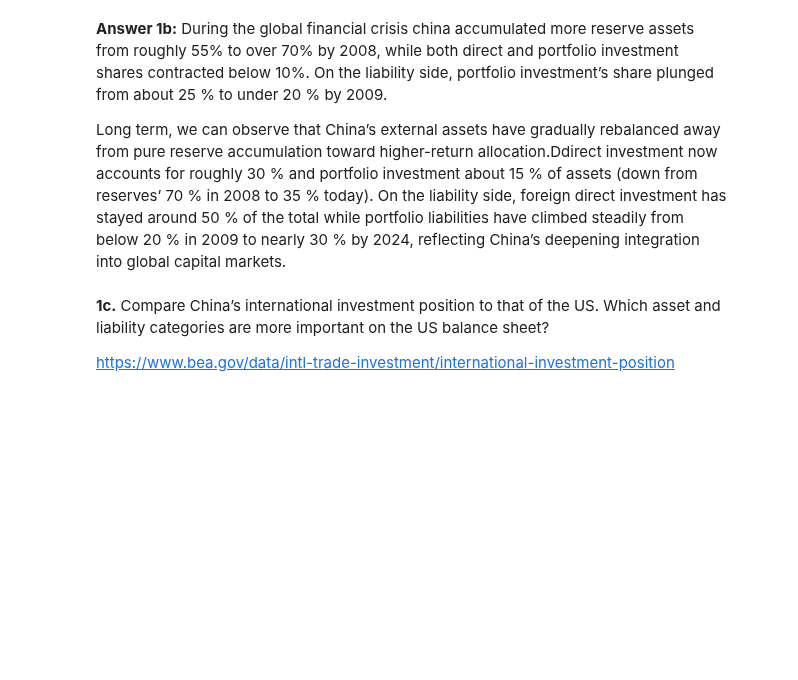
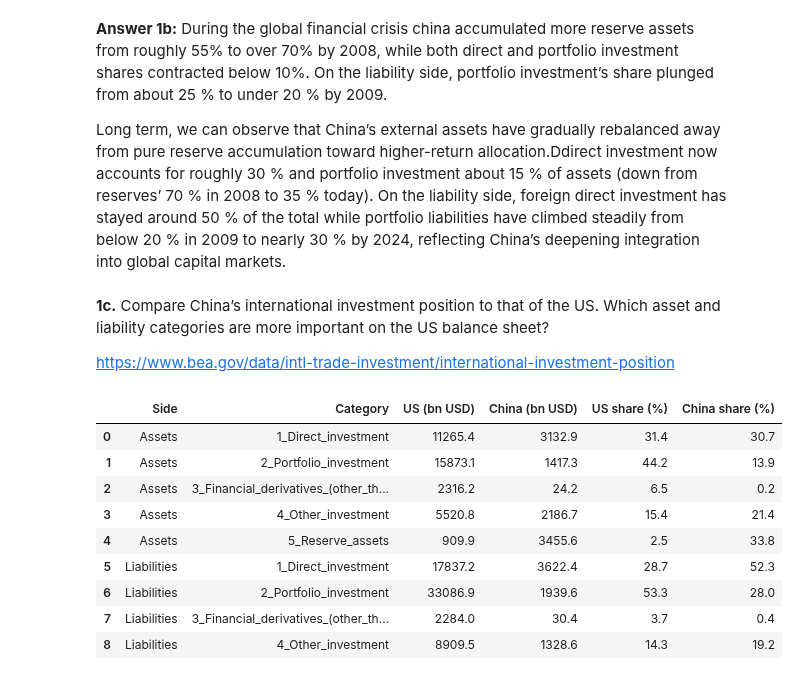
Before and after one commit to J-Wilke/Computational-Economics, a Jupyter notebook: Data Viz/China as a Global Creditor - a Data Excercise/Data Excercise.ipynb, the cells around one changed output. Saved outputs shown, nothing was run; the diff lists cells and outputs as text; code cells hidden in the pictures; blank space fills up the shorter version.

```diff
--- a/Data Viz/China as a Global Creditor - a Data Excercise/Data Excercise.ipynb
+++ b/Data Viz/China as a Global Creditor - a Data Excercise/Data Excercise.ipynb
@@ -269,0 +335,32 @@ SAFE_data_quarterly = pd.read_excel(
+# %%
+
+# 1) Rename for readability
+df = US_China_IIP.rename(columns={
+    'Category_clean':  'Category',
+    'Side_US':         'Side',
+    'US_2024_Q4':      'US (bn USD)',
+    'China_2024_Q4':   'China (bn USD)',
+    'US_pct':          'US share (%)',
+    'China_pct':       'China share (%)'
+})
+
+# 2) Round numeric columns to one decimal place
+for c in ['US (bn USD)', 'China (bn USD)', 'US share (%)', 'China share (%)']:
+    df[c] = df[c].round(1)
+
+# 3) Reorder columns
+df = df[['Side', 'Category', 'US (bn USD)', 'China (bn USD)', 'US share (%)', 'China share (%)']]
+
+# 4) Display as a nice HTML table
+display(df)
+# %% [output]
+|  | Side | Category | US (bn USD) | China (bn USD) | US share (%) | China share (%) |
+| 0 | Assets | 1_Direct_investment | 11265.4 | 3132.9 | 31.4 | 30.7 |
+| 1 | Assets | 2_Portfolio_investment | 15873.1 | 1417.3 | 44.2 | 13.9 |
+| 2 | Assets | 3_Financial_derivatives_(other_th... | 2316.2 | 24.2 | 6.5 | 0.2 |
+| 3 | Assets | 4_Other_investment | 5520.8 | 2186.7 | 15.4 | 21.4 |
+| 4 | Assets | 5_Reserve_assets | 909.9 | 3455.6 | 2.5 | 33.8 |
+| 5 | Liabilities | 1_Direct_investment | 17837.2 | 3622.4 | 28.7 | 52.3 |
+| 6 | Liabilities | 2_Portfolio_investment | 33086.9 | 1939.6 | 53.3 | 28.0 |
+| 7 | Liabilities | 3_Financial_derivatives_(other_th... | 2284.0 | 30.4 | 3.7 | 0.4 |
+| 8 | Liabilities | 4_Other_investment | 8909.5 | 1328.6 | 14.3 | 19.2 |
```
Also changed, not shown: parts of 2 cells of this notebook, 1 other file.
